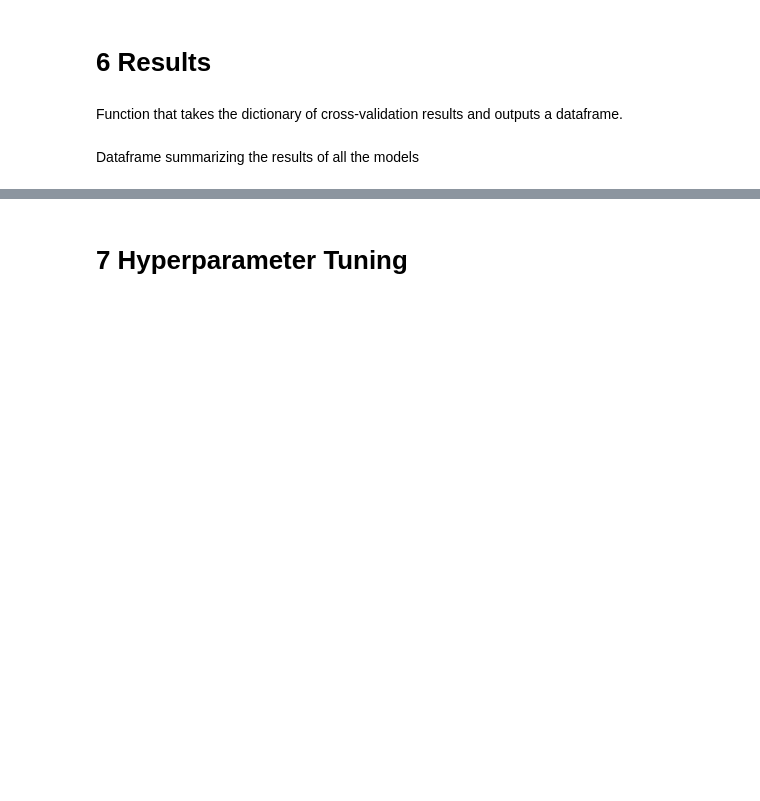
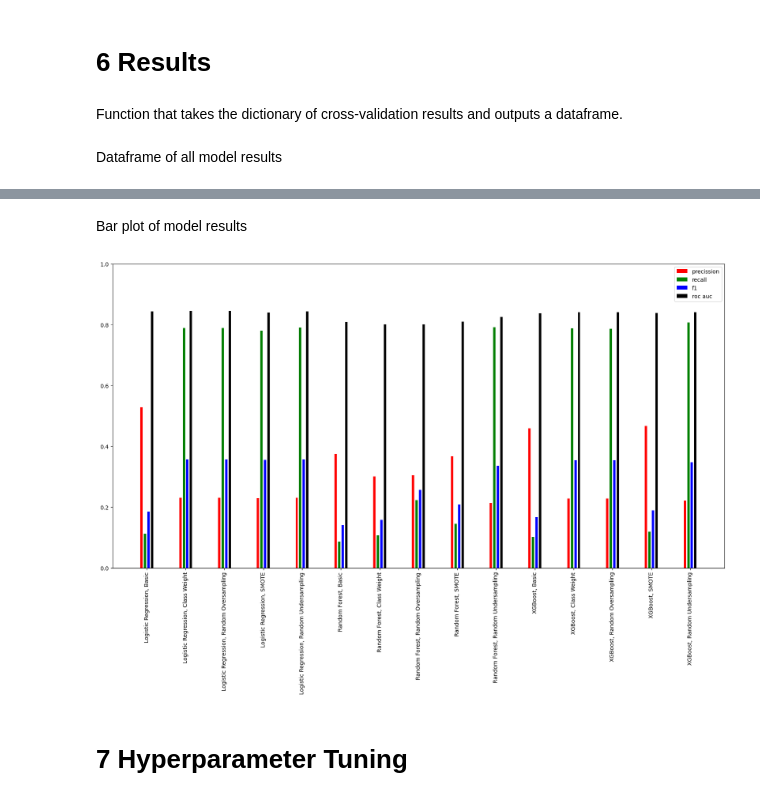
Before and after one commit to Hiram32/Springboard, a Jupyter notebook: Capstone_Project_2/Code/Modeling.ipynb, the cells around one changed output, grey strips where cells are left out. Cells and saved outputs as stored; diff of their text form; code cells hidden in the pictures; blank space fills up the shorter version.

```diff
--- a/Capstone_Project_2/Code/Modeling.ipynb
+++ b/Capstone_Project_2/Code/Modeling.ipynb
@@ -672,7 +672,7 @@ def results_to_df(cv_results):
 
     return pd.DataFrame(data, index=index, columns=columns)
 # %% [markdown]
-Dataframe summarizing the results of all the models
+Dataframe of all model results
 # %%
 results_df = results_to_df(cv_results)
 results_df
@@ -693,6 +693,46 @@ results_df
 | XGBoost, Random Oversampling | 0.228349 | 0.003475 | 0.972993 | 0.001294 | 0.787176 | ... |
 | XGBoost, SMOTE | 0.467114 | 0.007425 | 0.920422 | 0.000643 | 0.119069 | ... |
 | XGBoost, Random Undersampling | 0.221723 | 0.003370 | 0.974955 | 0.001018 | 0.807522 | ... |
+# %% [markdown]
+Bar plot of model results
+# %%
+i = [4 * x for x in range(4)]
+results_df_fitered = results_df.iloc[:, i]
+height = np.array([])
+for index in results_df_fitered.index:
+   height = np.concatenate([height, results_df_fitered.loc[index,:].values])
+
+labels = results_df_fitered.index
+
+bar_width = 0.8
+distance_per_bar = bar_width / 2
+bars_per_group = results_df_fitered.shape[1]
+n_groups = results_df_fitered.shape[0]
+total_bars = bars_per_group * n_groups
+group_width = (bar_width + distance_per_bar) * bars_per_group - distance_per_bar
+distance_per_group = 2 * group_width
+
+global_positions = np.array([group_width + group_width / 2 + i * (group_width + distance_per_group) for i in range(n_groups)])
+
+positions = np.array([])
+for i in global_positions:
+    for j in range(bars_per_group):
+        positions = np.append(positions, [(i - group_width / 2) + j * (bar_width + distance_per_bar)])
+
+label = ['precission', 'recall', 'f1', 'roc auc']
+color = ['r', 'g', 'b', 'black']
+plt.figure(figsize=(20, 10))
+
+for i in range(4):
+    indices = [j for j in range(i, len(positions), 4)]
+    plt.bar(positions[indices],  height[indices], width=bar_width, align='edge', label=label[i], color=color[i])
+
+plt.legend()
+plt.xticks(global_positions, rotation=90, labels=labels)
+plt.ylim((0, 1))
+plt.show()
+# %% [output]
+[figure, added]
 # %% [markdown]
 # 7 Hyperparameter Tuning
 # %% [markdown]
```
